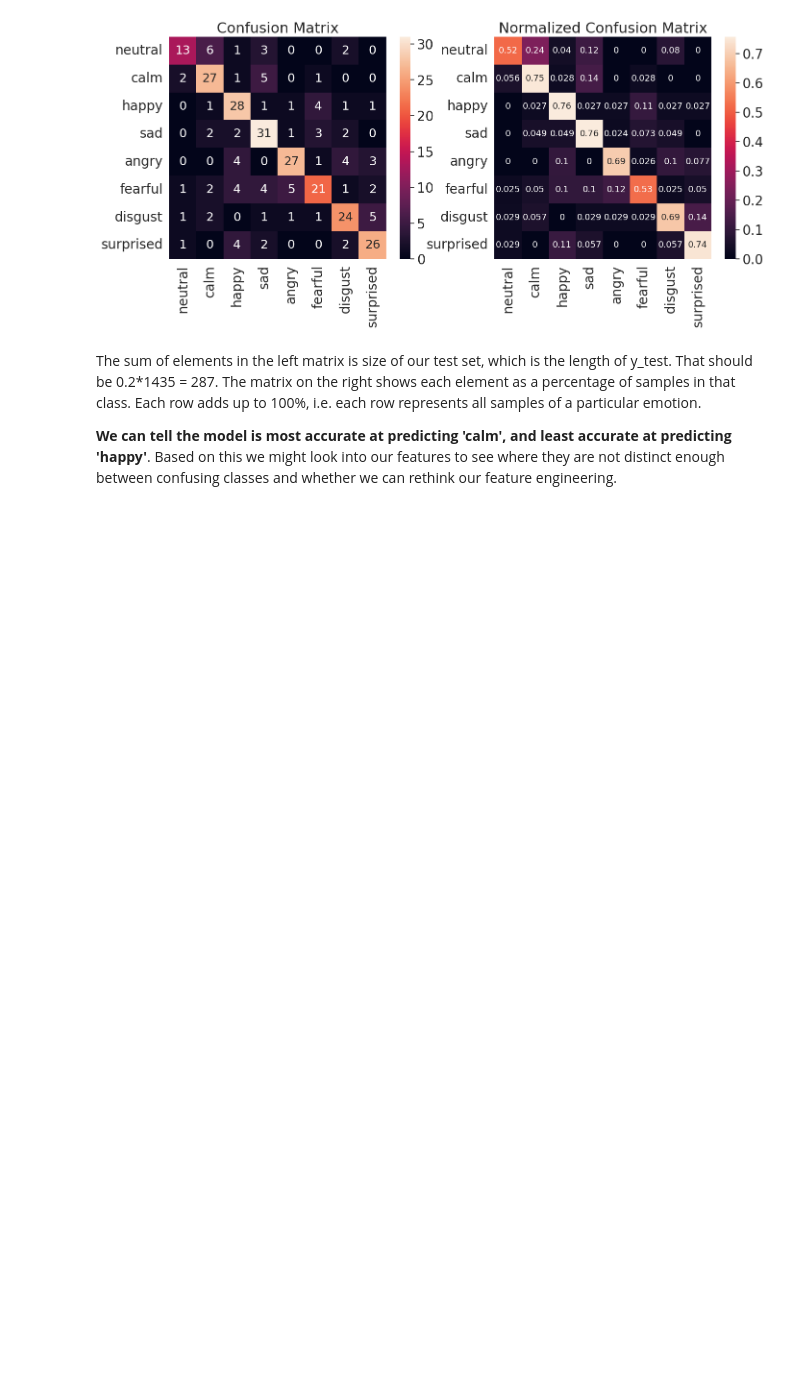
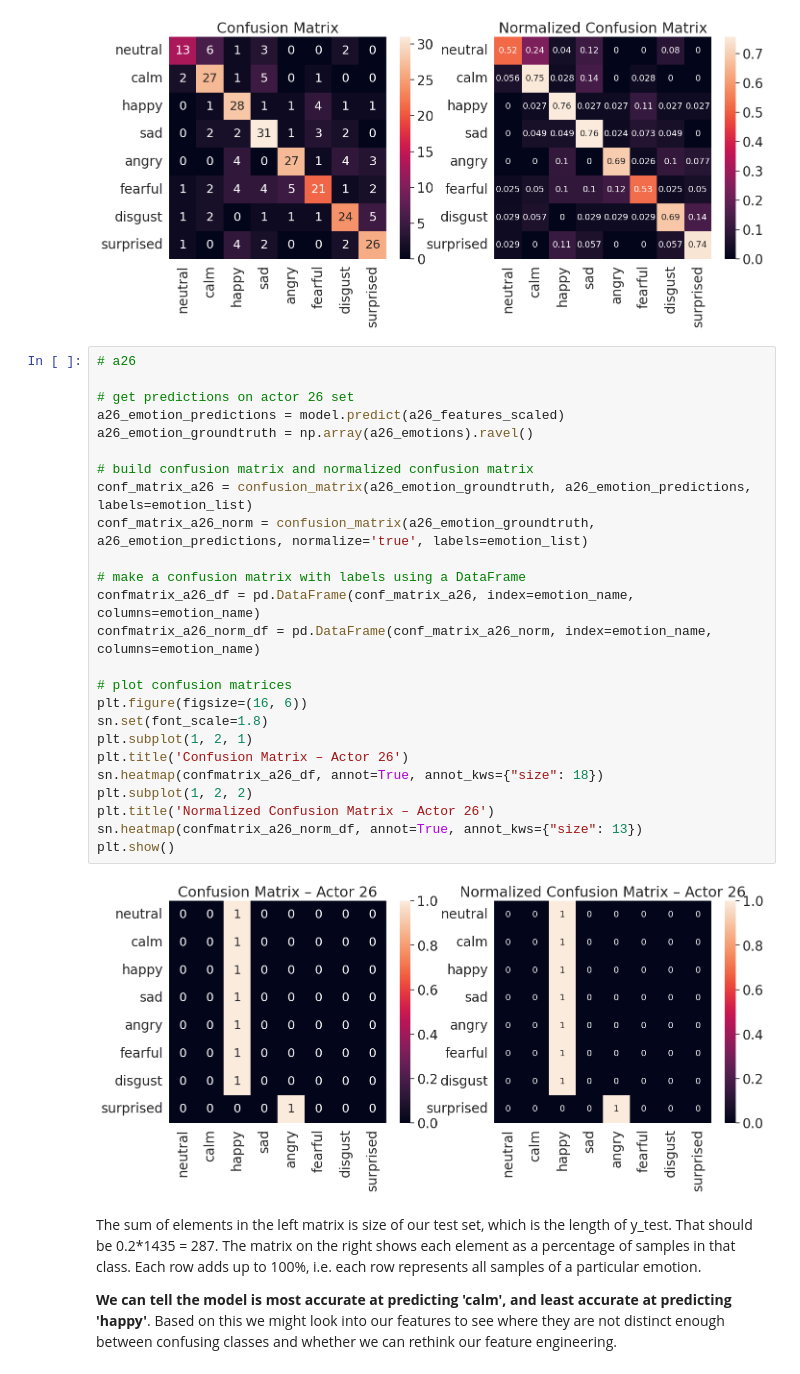
Before and after one commit to MIS520/Week4-NeuralNetworks, a Jupyter notebook: Week4__Neural_Networks.ipynb, the cells around one changed output. Drawn from its saved outputs; the diff is of its cells as text; blank space fills up the shorter version.

```diff
--- a/Week4__Neural_Networks.ipynb
+++ b/Week4__Neural_Networks.ipynb
@@ -790,6 +799,33 @@ sn.heatmap(confmatrix_df_norm, annot=True, annot_kws={"size": 13}) #annot_kws is
 plt.show()
 # %% [output]
 [figure]
+# %%
+# a26
+
+# get predictions on actor 26 set
+a26_emotion_predictions = model.predict(a26_features_scaled)
+a26_emotion_groundtruth = np.array(a26_emotions).ravel()
+
+# build confusion matrix and normalized confusion matrix
+conf_matrix_a26 = confusion_matrix(a26_emotion_groundtruth, a26_emotion_predictions, labels=emotion_list)
+conf_matrix_a26_norm = confusion_matrix(a26_emotion_groundtruth, a26_emotion_predictions, normalize='true', labels=emotion_list)
+
+# make a confusion matrix with labels using a DataFrame
+confmatrix_a26_df = pd.DataFrame(conf_matrix_a26, index=emotion_name, columns=emotion_name)
+confmatrix_a26_norm_df = pd.DataFrame(conf_matrix_a26_norm, index=emotion_name, columns=emotion_name)
+
+# plot confusion matrices
+plt.figure(figsize=(16, 6))
+sn.set(font_scale=1.8)
+plt.subplot(1, 2, 1)
+plt.title('Confusion Matrix – Actor 26')
+sn.heatmap(confmatrix_a26_df, annot=True, annot_kws={"size": 18})
+plt.subplot(1, 2, 2)
+plt.title('Normalized Confusion Matrix – Actor 26')
+sn.heatmap(confmatrix_a26_norm_df, annot=True, annot_kws={"size": 13})
+plt.show()
+# %% [output]
+[figure, added]
 # %% [markdown]
 The sum of elements in the left matrix is size of our test set, which is the length of y_test. That should be 0.2*1435 = 287. The matrix on the right shows each element as a percentage of samples in that class. Each row adds up to 100%, i.e. each row represents all samples of a particular emotion.
 
```
Also changed, not shown: parts of 9 cells of this notebook.
